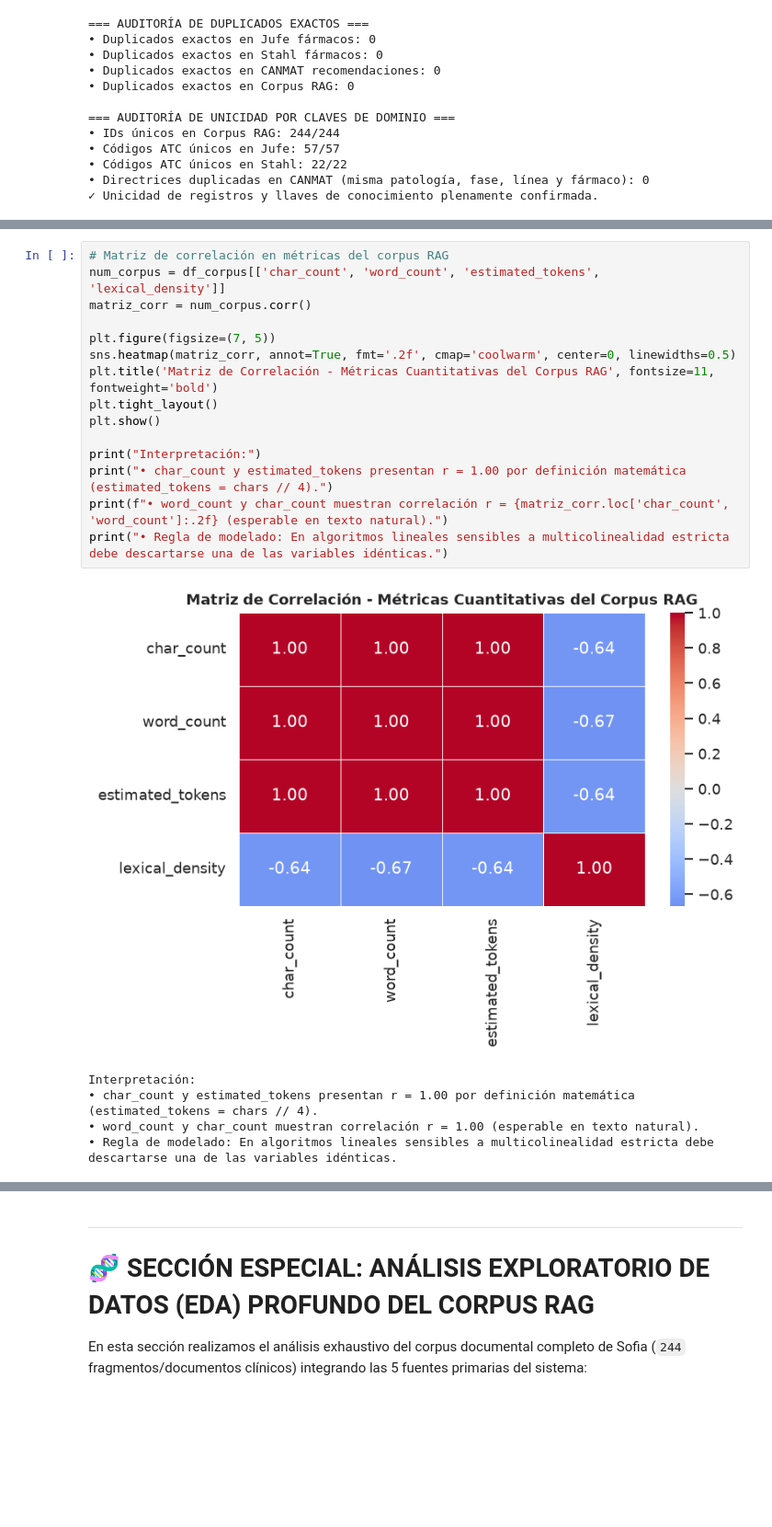
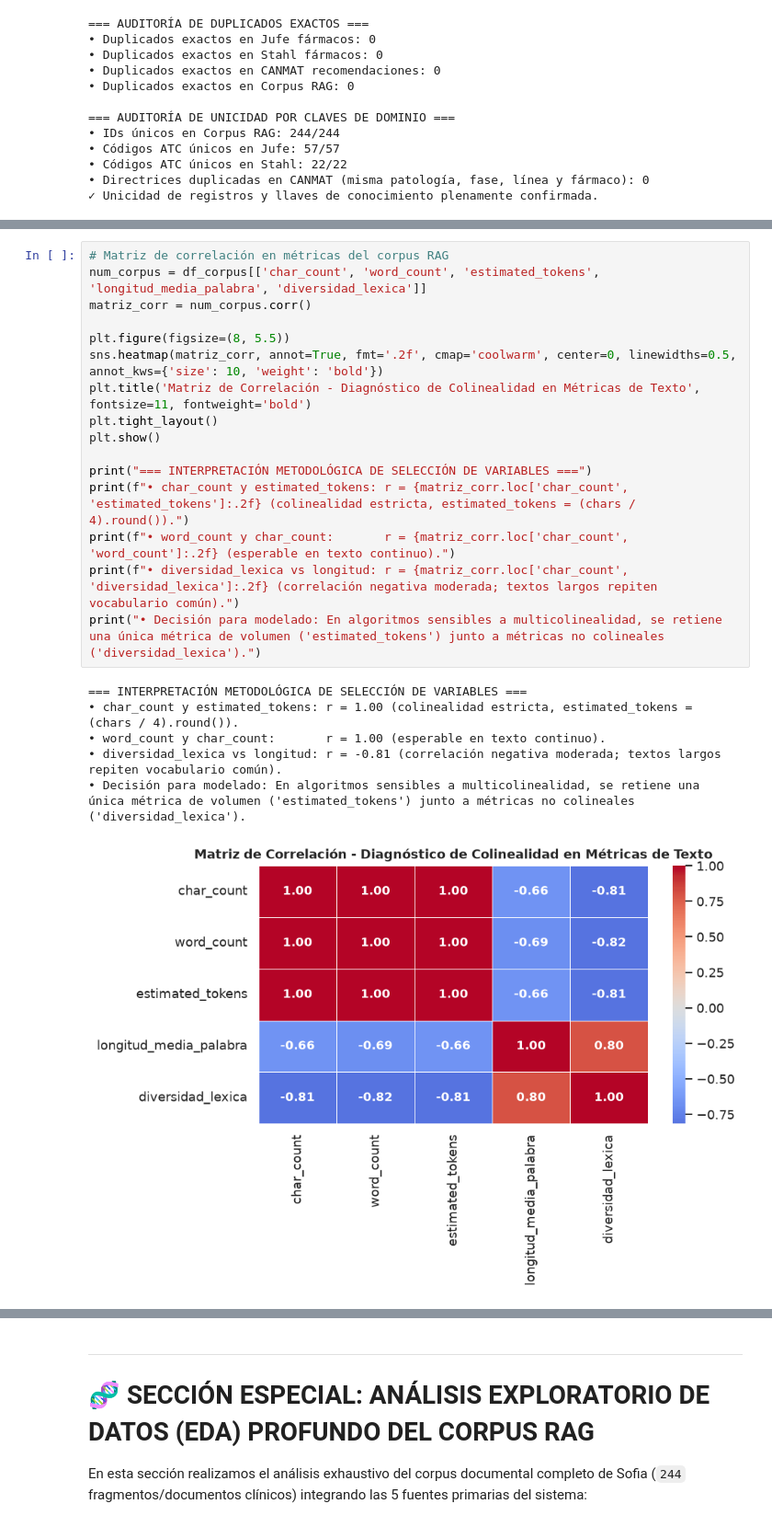
Before and after one commit to anacolinaarismendi/Sofia, a Jupyter notebook: notebooks/02_analisis_exploratorio_eda.ipynb, the cells around one changed output, grey strips where cells are left out. Shown at 92% size. Drawn from its saved outputs; the diff is of its cells as text; blank space fills up the shorter version.

```diff
--- a/notebooks/02_analisis_exploratorio_eda.ipynb
+++ b/notebooks/02_analisis_exploratorio_eda.ipynb
@@ -652,23 +823,25 @@ Analizamos la correlación de Pearson entre las variables continuas y sintética
 # %%
 # Matriz de correlación en métricas del corpus RAG
-num_corpus = df_corpus[['char_count', 'word_count', 'estimated_tokens', 'lexical_density']]
+num_corpus = df_corpus[['char_count', 'word_count', 'estimated_tokens', 'longitud_media_palabra', 'diversidad_lexica']]
 matriz_corr = num_corpus.corr()
 
-plt.figure(figsize=(7, 5))
-sns.heatmap(matriz_corr, annot=True, fmt='.2f', cmap='coolwarm', center=0, linewidths=0.5)
-plt.title('Matriz de Correlación - Métricas Cuantitativas del Corpus RAG', fontsize=11, fontweight='bold')
+plt.figure(figsize=(8, 5.5))
+sns.heatmap(matriz_corr, annot=True, fmt='.2f', cmap='coolwarm', center=0, linewidths=0.5, annot_kws={'size': 10, 'weight': 'bold'})
+plt.title('Matriz de Correlación - Diagnóstico de Colinealidad en Métricas de Texto', fontsize=11, fontweight='bold')
 plt.tight_layout()
 plt.show()
 
-print("Interpretación:")
-print("• char_count y estimated_tokens presentan r = 1.00 por definición matemática (estimated_tokens = chars // 4).")
-print(f"• word_count y char_count muestran correlación r = {matriz_corr.loc['char_count', 'word_count']:.2f} (esperable en texto natural).")
-print("• Regla de modelado: En algoritmos lineales sensibles a multicolinealidad estricta debe descartarse una de las variables idénticas.")
+print("=== INTERPRETACIÓN METODOLÓGICA DE SELECCIÓN DE VARIABLES ===")
+print(f"• char_count y estimated_tokens: r = {matriz_corr.loc['char_count', 'estimated_tokens']:.2f} (colinealidad estricta, estimated_tokens = (chars / 4).round()).")
+print(f"• word_count y char_count:       r = {matriz_corr.loc['char_count', 'word_count']:.2f} (esperable en texto continuo).")
+print(f"• diversidad_lexica vs longitud: r = {matriz_corr.loc['char_count', 'diversidad_lexica']:.2f} (correlación negativa moderada; textos largos repiten vocabulario común).")
+print("• Decisión para modelado: En algoritmos sensibles a multicolinealidad, se retiene una única métrica de volumen ('estimated_tokens') junto a métricas no colineales ('diversidad_lexica').")
 # %% [output]
+=== INTERPRETACIÓN METODOLÓGICA DE SELECCIÓN DE VARIABLES ===
+• char_count y estimated_tokens: r = 1.00 (colinealidad estricta, estimated_tokens = (chars / 4).round()).
+• word_count y char_count:       r = 1.00 (esperable en texto continuo).
+• diversidad_lexica vs longitud: r = -0.81 (correlación negativa moderada; textos largos repiten vocabulario común).
+• Decisión para modelado: En algoritmos sensibles a multicolinealidad, se retiene una única métrica de volumen ('estimated_tokens') junto a métricas no colineales ('diversidad_lexica').
-[figure, old version]
+[figure, new version]
-Interpretación:
-• char_count y estimated_tokens presentan r = 1.00 por definición matemática (estimated_tokens = chars // 4).
-• word_count y char_count muestran correlación r = 1.00 (esperable en texto natural).
-• Regla de modelado: En algoritmos lineales sensibles a multicolinealidad estricta debe descartarse una de las variables idénticas.
 # %% [markdown]
 <a id="15"></a>
```
Also changed, not shown: parts of 41 cells of this notebook, 2 other files.
